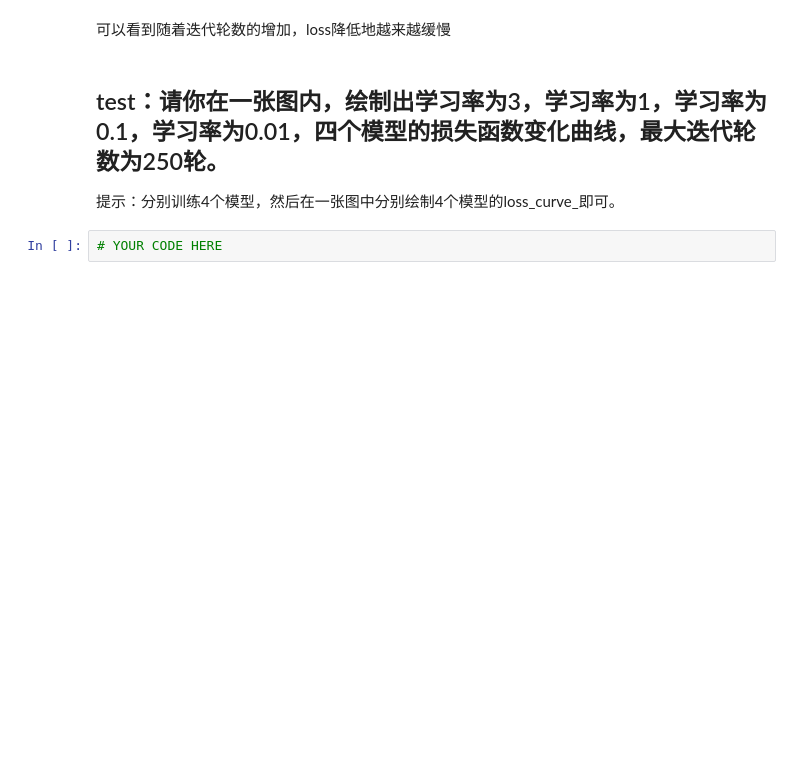
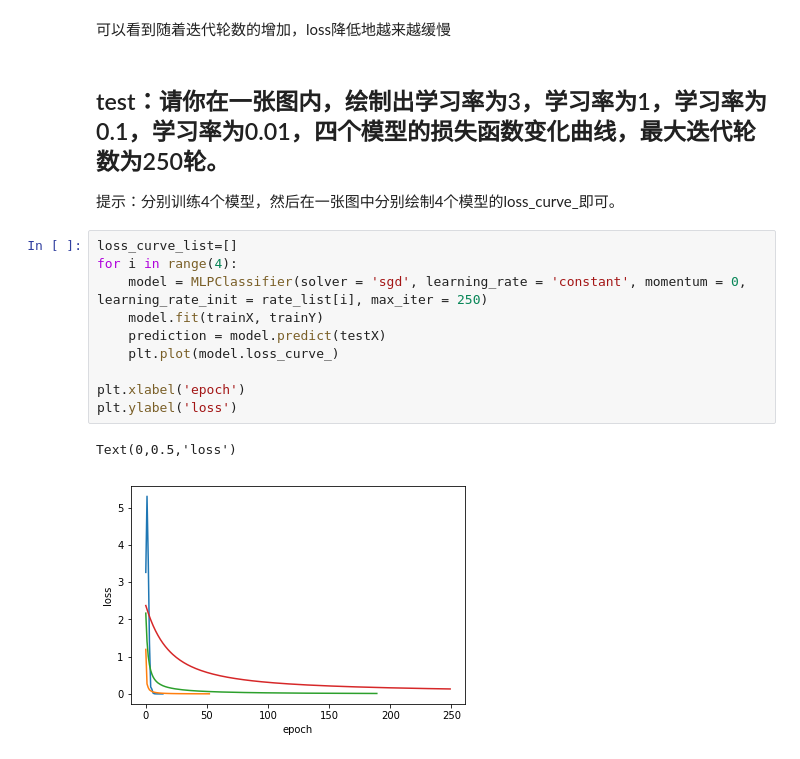
Before and after one commit to wscjxky/machine_task, a Jupyter notebook: 第五章/第一题.ipynb, the cells around one changed output. Cells and saved outputs as stored; diff of their text form; blank space fills up the shorter version.

```diff
--- a/第五章/第一题.ipynb
+++ b/第五章/第一题.ipynb
@@ -112,5 +152,16 @@ plt.ylabel('loss')
 ## test：请你在一张图内，绘制出学习率为3，学习率为1，学习率为0.1，学习率为0.01，四个模型的损失函数变化曲线，最大迭代轮数为250轮。
 
 提示：分别训练4个模型，然后在一张图中分别绘制4个模型的loss_curve_即可。
-# %%
-# YOUR CODE HERE
+# %%
+loss_curve_list=[]
+for i in range(4):
+    model = MLPClassifier(solver = 'sgd', learning_rate = 'constant', momentum = 0, learning_rate_init = rate_list[i], max_iter = 250)
+    model.fit(trainX, trainY)
+    prediction = model.predict(testX)
+    plt.plot(model.loss_curve_)
+
+plt.xlabel('epoch')
+plt.ylabel('loss')
+# %% [output]
+Text(0,0.5,'loss')
+[figure, added]
```
Also changed, not shown: parts of 9 cells of this notebook, 4 other files.
